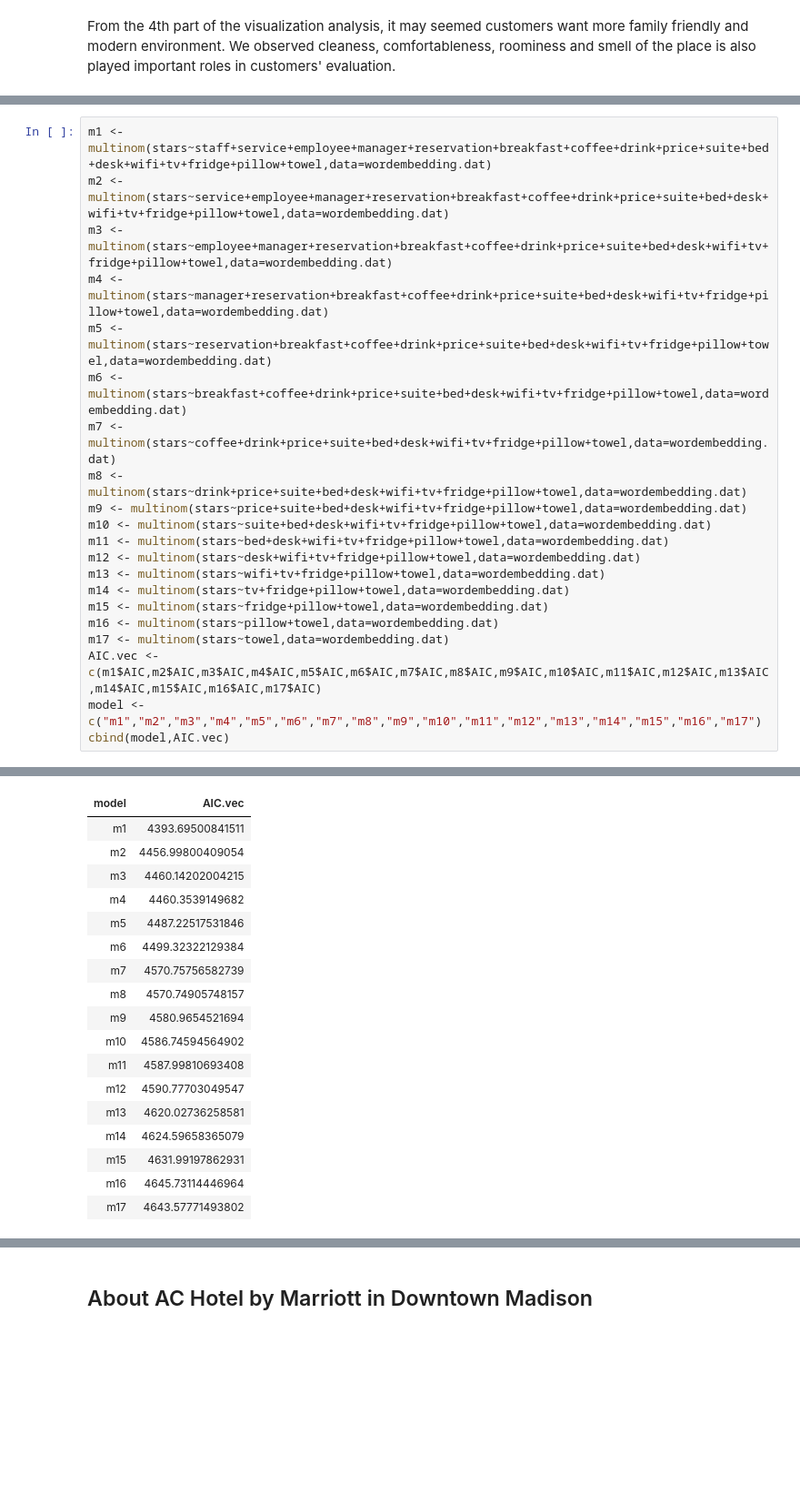
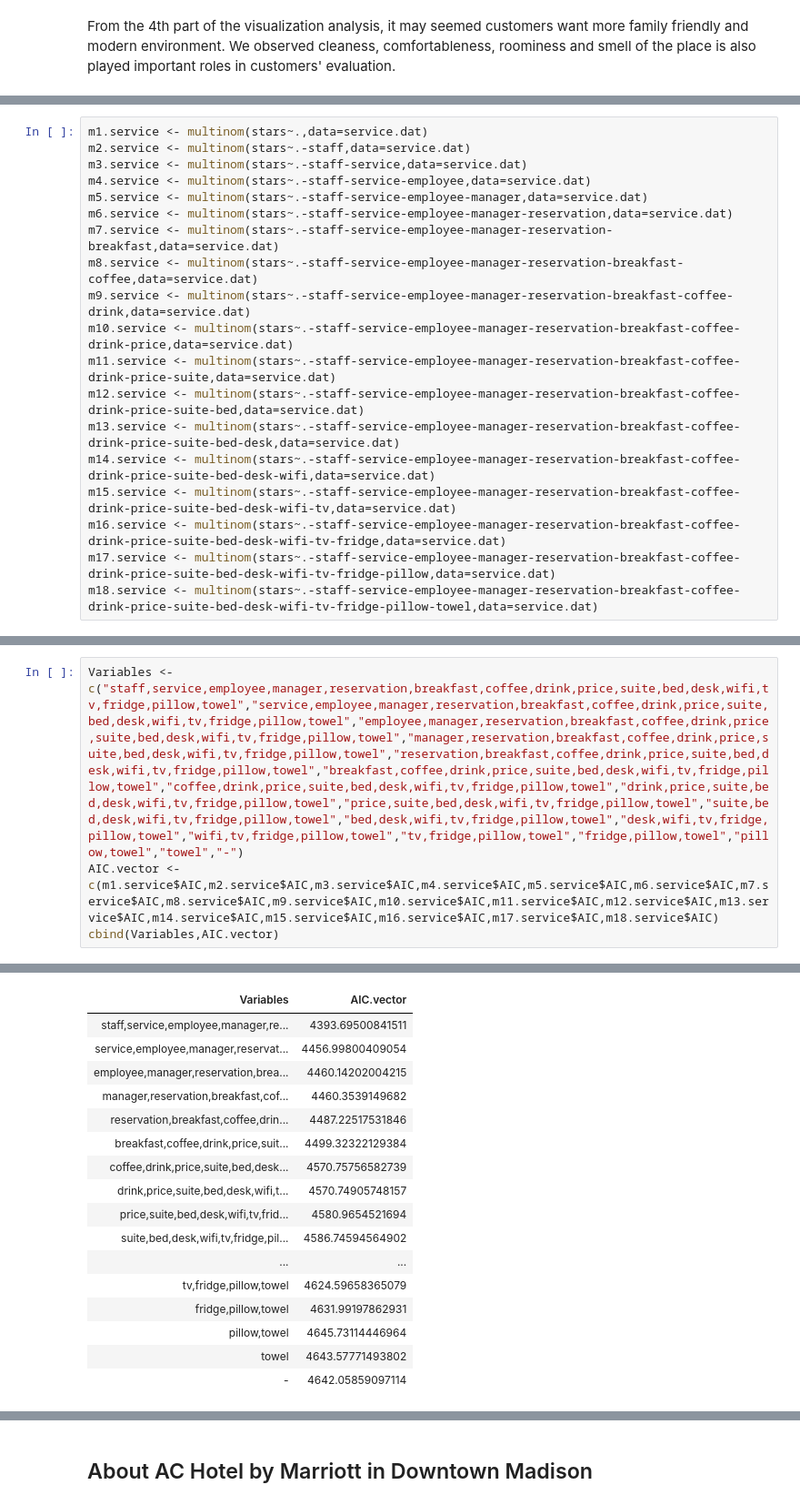
Before and after one commit to cocofreefarm/Module3, a Jupyter notebook: Analysis.ipynb, the cells around one changed output, grey strips where cells are left out. Shown: that part at 91% size. Cells and saved outputs as stored; diff of their text form; blank space fills up the shorter version.

```diff
--- a/Analysis.ipynb
+++ b/Analysis.ipynb
@@ -242,0 +293,19 @@ wordembedding.dat[staff+service+employee+manager+reservation+breakfast+coffee+dr
+# %%
+m1.service <- multinom(stars~.,data=service.dat)
+m2.service <- multinom(stars~.-staff,data=service.dat)
+m3.service <- multinom(stars~.-staff-service,data=service.dat)
+m4.service <- multinom(stars~.-staff-service-employee,data=service.dat)
+m5.service <- multinom(stars~.-staff-service-employee-manager,data=service.dat)
+m6.service <- multinom(stars~.-staff-service-employee-manager-reservation,data=service.dat)
+m7.service <- multinom(stars~.-staff-service-employee-manager-reservation-breakfast,data=service.dat)
+m8.service <- multinom(stars~.-staff-service-employee-manager-reservation-breakfast-coffee,data=service.dat)
+m9.service <- multinom(stars~.-staff-service-employee-manager-reservation-breakfast-coffee-drink,data=service.dat)
+m10.service <- multinom(stars~.-staff-service-employee-manager-reservation-breakfast-coffee-drink-price,data=service.dat)
+m11.service <- multinom(stars~.-staff-service-employee-manager-reservation-breakfast-coffee-drink-price-suite,data=service.dat)
+m12.service <- multinom(stars~.-staff-service-employee-manager-reservation-breakfast-coffee-drink-price-suite-bed,data=service.dat)
+m13.service <- multinom(stars~.-staff-service-employee-manager-reservation-breakfast-coffee-drink-price-suite-bed-desk,data=service.dat)
+m14.service <- multinom(stars~.-staff-service-employee-manager-reservation-breakfast-coffee-drink-price-suite-bed-desk-wifi,data=service.dat)
+m15.service <- multinom(stars~.-staff-service-employee-manager-reservation-breakfast-coffee-drink-price-suite-bed-desk-wifi-tv,data=service.dat)
+m16.service <- multinom(stars~.-staff-service-employee-manager-reservation-breakfast-coffee-drink-price-suite-bed-desk-wifi-tv-fridge,data=service.dat)
+m17.service <- multinom(stars~.-staff-service-employee-manager-reservation-breakfast-coffee-drink-price-suite-bed-desk-wifi-tv-fridge-pillow,data=service.dat)
+m18.service <- multinom(stars~.-staff-service-employee-manager-reservation-breakfast-coffee-drink-price-suite-bed-desk-wifi-tv-fridge-pillow-towel,data=service.dat)
@@ -243,22 +348,5 @@ wordembedding.dat[staff+service+employee+manager+reservation+breakfast+coffee+dr
 # %%
-m1 <- multinom(stars~staff+service+employee+manager+reservation+breakfast+coffee+drink+price+suite+bed+desk+wifi+tv+fridge+pillow+towel,data=wordembedding.dat)
-m2 <- multinom(stars~service+employee+manager+reservation+breakfast+coffee+drink+price+suite+bed+desk+wifi+tv+fridge+pillow+towel,data=wordembedding.dat)
-m3 <- multinom(stars~employee+manager+reservation+breakfast+coffee+drink+price+suite+bed+desk+wifi+tv+fridge+pillow+towel,data=wordembedding.dat)
-m4 <- multinom(stars~manager+reservation+breakfast+coffee+drink+price+suite+bed+desk+wifi+tv+fridge+pillow+towel,data=wordembedding.dat)
-m5 <- multinom(stars~reservation+breakfast+coffee+drink+price+suite+bed+desk+wifi+tv+fridge+pillow+towel,data=wordembedding.dat)
-m6 <- multinom(stars~breakfast+coffee+drink+price+suite+bed+desk+wifi+tv+fridge+pillow+towel,data=wordembedding.dat)
-m7 <- multinom(stars~coffee+drink+price+suite+bed+desk+wifi+tv+fridge+pillow+towel,data=wordembedding.dat)
-m8 <- multinom(stars~drink+price+suite+bed+desk+wifi+tv+fridge+pillow+towel,data=wordembedding.dat)
-m9 <- multinom(stars~price+suite+bed+desk+wifi+tv+fridge+pillow+towel,data=wordembedding.dat)
-m10 <- multinom(stars~suite+bed+desk+wifi+tv+fridge+pillow+towel,data=wordembedding.dat)
-m11 <- multinom(stars~bed+desk+wifi+tv+fridge+pillow+towel,data=wordembedding.dat)
-m12 <- multinom(stars~desk+wifi+tv+fridge+pillow+towel,data=wordembedding.dat)
-m13 <- multinom(stars~wifi+tv+fridge+pillow+towel,data=wordembedding.dat)
-m14 <- multinom(stars~tv+fridge+pillow+towel,data=wordembedding.dat)
-m15 <- multinom(stars~fridge+pillow+towel,data=wordembedding.dat)
-m16 <- multinom(stars~pillow+towel,data=wordembedding.dat)
-m17 <- multinom(stars~towel,data=wordembedding.dat)
-AIC.vec <- c(m1$AIC,m2$AIC,m3$AIC,m4$AIC,m5$AIC,m6$AIC,m7$AIC,m8$AIC,m9$AIC,m10$AIC,m11$AIC,m12$AIC,m13$AIC,m14$AIC,m15$AIC,m16$AIC,m17$AIC)
-model <-c("m1","m2","m3","m4","m5","m6","m7","m8","m9","m10","m11","m12","m13","m14","m15","m16","m17")
-cbind(model,AIC.vec)
+Variables <- c("staff,service,employee,manager,reservation,breakfast,coffee,drink,price,suite,bed,desk,wifi,tv,fridge,pillow,towel","service,employee,manager,reservation,breakfast,coffee,drink,price,suite,bed,desk,wifi,tv,fridge,pillow,towel","employee,manager,reservation,breakfast,coffee,drink,price,suite,bed,desk,wifi,tv,fridge,pillow,towel","manager,reservation,breakfast,coffee,drink,price,suite,bed,desk,wifi,tv,fridge,pillow,towel","reservation,breakfast,coffee,drink,price,suite,bed,desk,wifi,tv,fridge,pillow,towel","breakfast,coffee,drink,price,suite,bed,desk,wifi,tv,fridge,pillow,towel","coffee,drink,price,suite,bed,desk,wifi,tv,fridge,pillow,towel","drink,price,suite,bed,desk,wifi,tv,fridge,pillow,towel","price,suite,bed,desk,wifi,tv,fridge,pillow,towel","suite,bed,desk,wifi,tv,fridge,pillow,towel","bed,desk,wifi,tv,fridge,pillow,towel","desk,wifi,tv,fridge,pillow,towel","wifi,tv,fridge,pillow,towel","tv,fridge,pillow,towel","fridge,pillow,towel","pillow,towel","towel","-")
+AIC.vector <- c(m1.service$AIC,m2.service$AIC,m3.service$AIC,m4.service$AIC,m5.service$AIC,m6.service$AIC,m7.service$AIC,m8.service$AIC,m9.service$AIC,m10.service$AIC,m11.service$AIC,m12.service$AIC,m13.service$AIC,m14.service$AIC,m15.service$AIC,m16.service$AIC,m17.service$AIC,m18.service$AIC)
+cbind(Variables,AIC.vector)
 # %% [output]
@@ -283,18 +354,17 @@ A matrix: 17 × 2 of type chr
-| model | AIC.vec |
-| m1 | 4393.69500841511 |
-| m2 | 4456.99800409054 |
-| m3 | 4460.14202004215 |
-| m4 | 4460.3539149682 |
-| m5 | 4487.22517531846 |
-| m6 | 4499.32322129384 |
-| m7 | 4570.75756582739 |
-| m8 | 4570.74905748157 |
-| m9 | 4580.9654521694 |
-| m10 | 4586.74594564902 |
-| m11 | 4587.99810693408 |
-| m12 | 4590.77703049547 |
-| m13 | 4620.02736258581 |
-| m14 | 4624.59658365079 |
-| m15 | 4631.99197862931 |
-| m16 | 4645.73114446964 |
-| m17 | 4643.57771493802 |
+| Variables | AIC.vector |
+| staff,service,employee,manager,re... | 4393.69500841511 |
+| service,employee,manager,reservat... | 4456.99800409054 |
+| employee,manager,reservation,brea... | 4460.14202004215 |
+| manager,reservation,breakfast,cof... | 4460.3539149682 |
+| reservation,breakfast,coffee,drin... | 4487.22517531846 |
+| breakfast,coffee,drink,price,suit... | 4499.32322129384 |
+| coffee,drink,price,suite,bed,desk... | 4570.75756582739 |
+| drink,price,suite,bed,desk,wifi,t... | 4570.74905748157 |
+| price,suite,bed,desk,wifi,tv,frid... | 4580.9654521694 |
+| suite,bed,desk,wifi,tv,fridge,pil... | 4586.74594564902 |
+| ... | ... |
+| tv,fridge,pillow,towel | 4624.59658365079 |
+| fridge,pillow,towel | 4631.99197862931 |
+| pillow,towel | 4645.73114446964 |
+| towel | 4643.57771493802 |
+| - | 4642.05859097114 |
```
Also changed, not shown: parts of 32 cells of this notebook, 1 other file.
